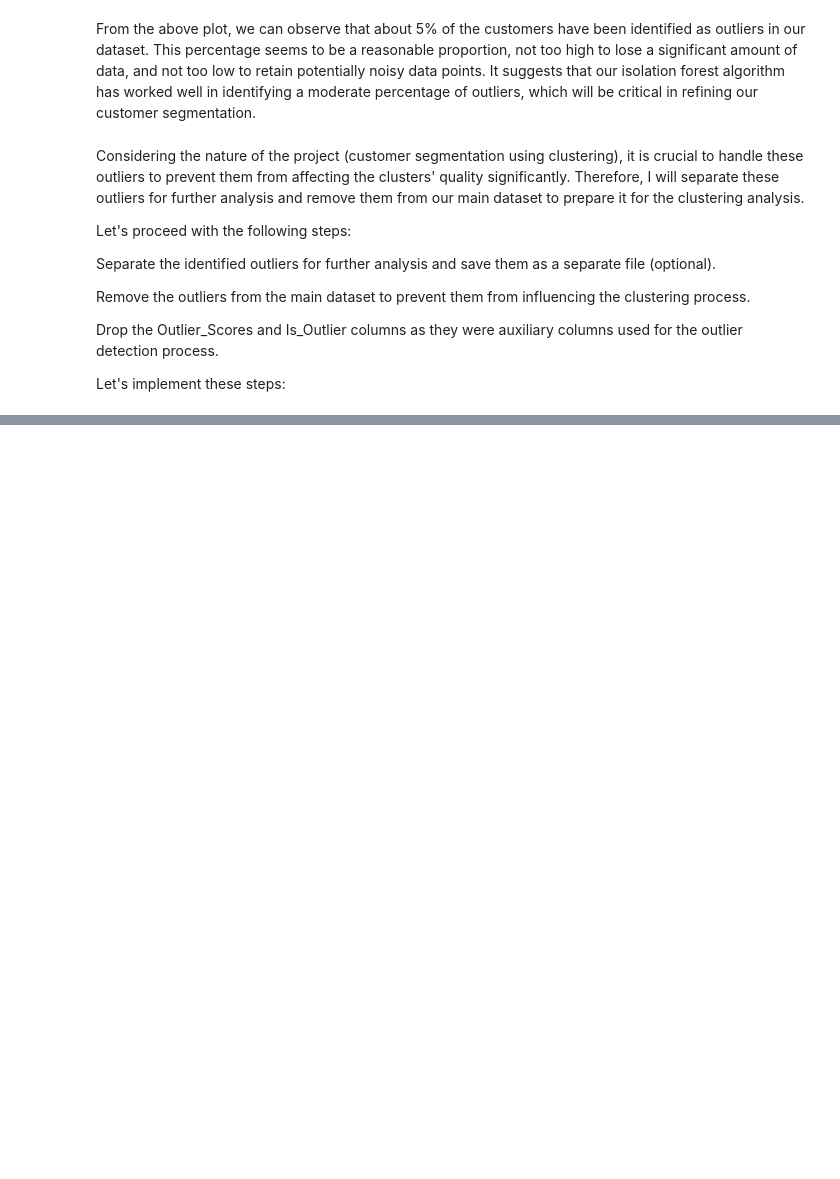
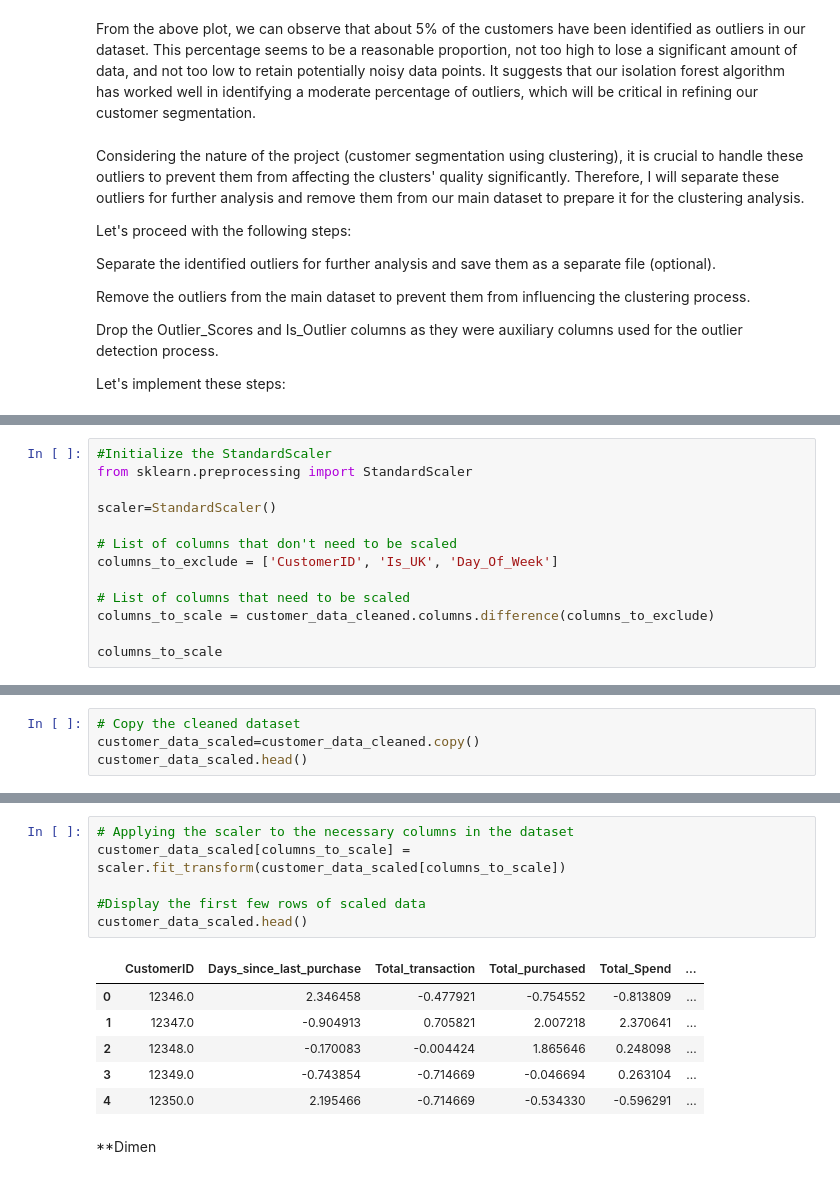
Before and after one commit to Suryasadasivam/Customer-Segmentation-, a Jupyter notebook: customer_segmentation.ipynb, the cells around one changed output, grey strips where cells are left out. Drawn from its saved outputs; the diff is of its cells as text; blank space fills up the shorter version.

```diff
--- a/customer_segmentation.ipynb
+++ b/customer_segmentation.ipynb
@@ -1124,0 +1210,13 @@ Let's implement these steps:
+# %%
+#Initialize the StandardScaler
+from sklearn.preprocessing import StandardScaler
+
+scaler=StandardScaler()
+
+# List of columns that don't need to be scaled
+columns_to_exclude = ['CustomerID', 'Is_UK', 'Day_Of_Week']
+
+# List of columns that need to be scaled
+columns_to_scale = customer_data_cleaned.columns.difference(columns_to_exclude)
+
+columns_to_scale
@@ -1124,0 +1230,4 @@ Let's implement these steps:
+# %%
+# Copy the cleaned dataset
+customer_data_scaled=customer_data_cleaned.copy()
+customer_data_scaled.head()
@@ -1124,0 +1241,15 @@ Let's implement these steps:
+# %%
+# Applying the scaler to the necessary columns in the dataset
+customer_data_scaled[columns_to_scale] = scaler.fit_transform(customer_data_scaled[columns_to_scale])
+
+#Display the first few rows of scaled data
+customer_data_scaled.head()
+# %% [output]
+|  | CustomerID | Days_since_last_purchase | Total_transaction | Total_purchased | Total_Spend | ... |
+| 0 | 12346.0 | 2.346458 | -0.477921 | -0.754552 | -0.813809 | ... |
+| 1 | 12347.0 | -0.904913 | 0.705821 | 2.007218 | 2.370641 | ... |
+| 2 | 12348.0 | -0.170083 | -0.004424 | 1.865646 | 0.248098 | ... |
+| 3 | 12349.0 | -0.743854 | -0.714669 | -0.046694 | 0.263104 | ... |
+| 4 | 12350.0 | 2.195466 | -0.714669 | -0.534330 | -0.596291 | ... |
+# %% [markdown]
+**Dimen
```
Also changed, not shown: parts of 14 cells of this notebook.
